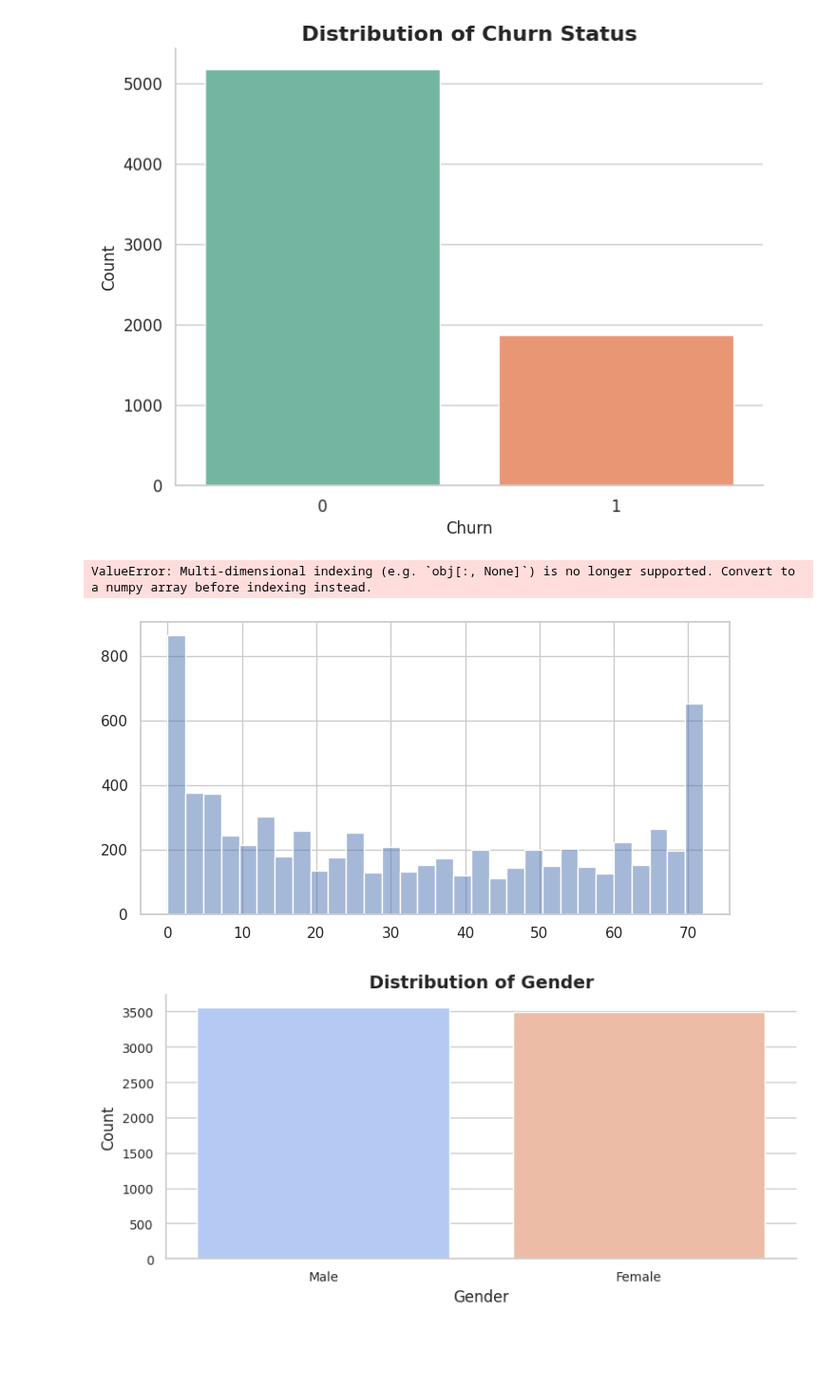
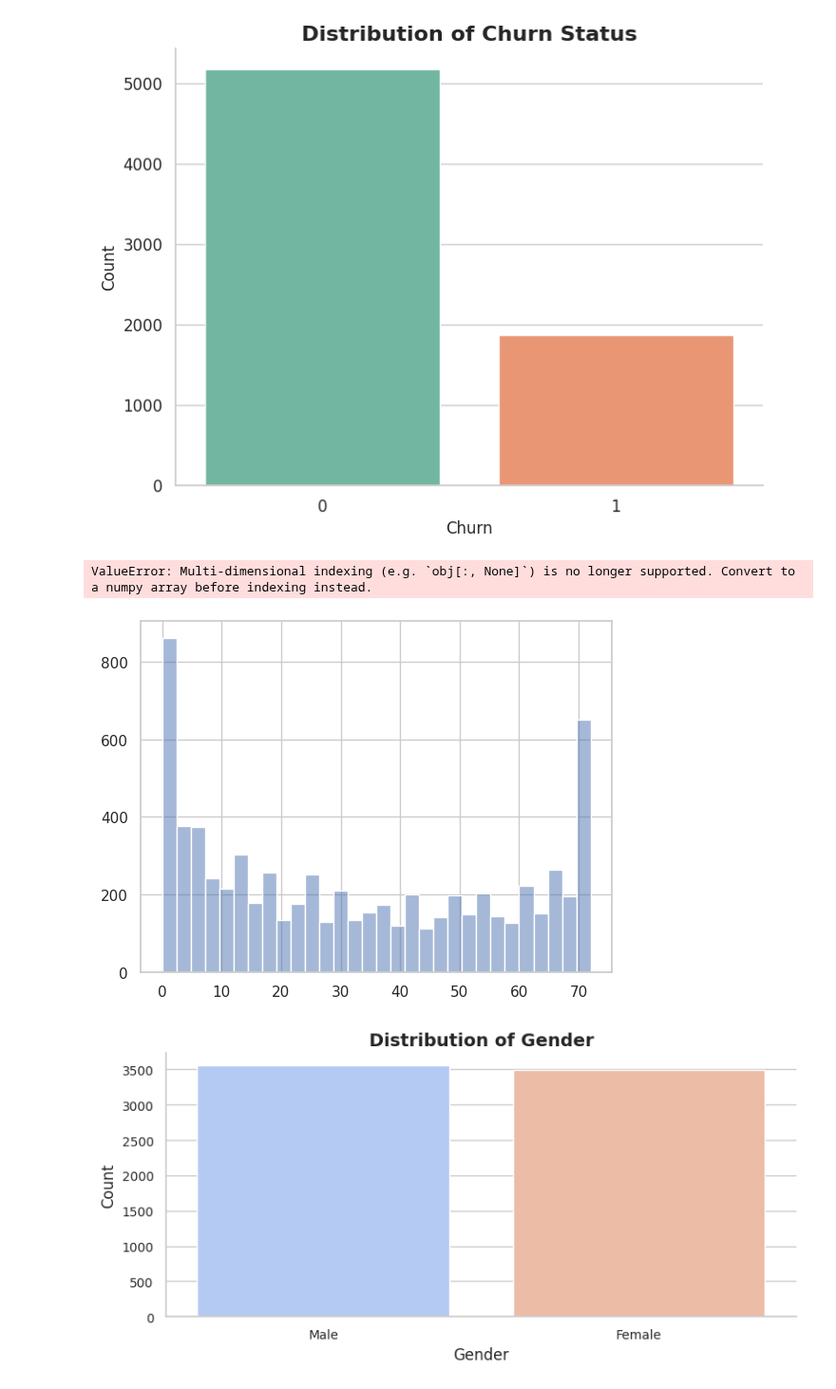
Before and after one commit to kingmolnar/DataScienceProgramming, a Jupyter notebook: 13-Case-Study/Customer_Churn_Prediction_Model.ipynb, the cells around one changed output. Shown at 95% size. Drawn from its saved outputs; the diff is of its cells as text; code cells hidden in the pictures; blank space fills up the shorter version.

```diff
--- a/13-Case-Study/Customer_Churn_Prediction_Model.ipynb
+++ b/13-Case-Study/Customer_Churn_Prediction_Model.ipynb
@@ -151,21 +145,23 @@ plt.show()
 # %%
 # Distribution of Key Numerical Variables
 numerical_cols = ['Tenure Months', 'Monthly Charges', 'Total Charges']
 
-for col in numerical_cols:
-    plt.figure(figsize=(8, 4))
-    sns.histplot(data=df, x=col, bins=30, kde=True, palette="Set1")  # Changed data to df
-    plt.title(f'Distribution of {col}', fontsize=14, fontweight='bold')
-    plt.xlabel(col, fontsize=12)
-    plt.ylabel('Frequency', fontsize=12)
-    plt.xticks(fontsize=10)
-    plt.yticks(fontsize=10)
-    plt.tight_layout()
-    sns.despine()
-    plt.show()
+sns.histplot(data=df, x='Tenure Months', bins=30, kde=True)
+
+# for col in numerical_cols:
+#     plt.figure(figsize=(8, 4))
+#     sns.histplot(data=df, x=col, bins=30, kde=True, palette="Set1")
+#     plt.title(f'Distribution of {col}', fontsize=14, fontweight='bold')
+#     plt.xlabel(col, fontsize=12)
+#     plt.ylabel('Frequency', fontsize=12)
+#     plt.xticks(fontsize=10)
+#     plt.yticks(fontsize=10)
+#     plt.tight_layout()
+#     sns.despine()
+#     plt.show()
 # %% [output]
 ValueError: Multi-dimensional indexing (e.g. `obj[:, None]`) is no longer supported. Convert to a numpy array before indexing instead.
-[figure, old version]
+[figure, new version]
 # %%
 # Distribution of Key Categorical Variables
 categorical_cols = ['Gender', 'Senior Citizen', 'Partner', 'Phone Service', 'Multiple Lines', 'Internet Service', 'Churn Value']
```
Also changed, not shown: parts of 4 cells of this notebook, 2 other files.
